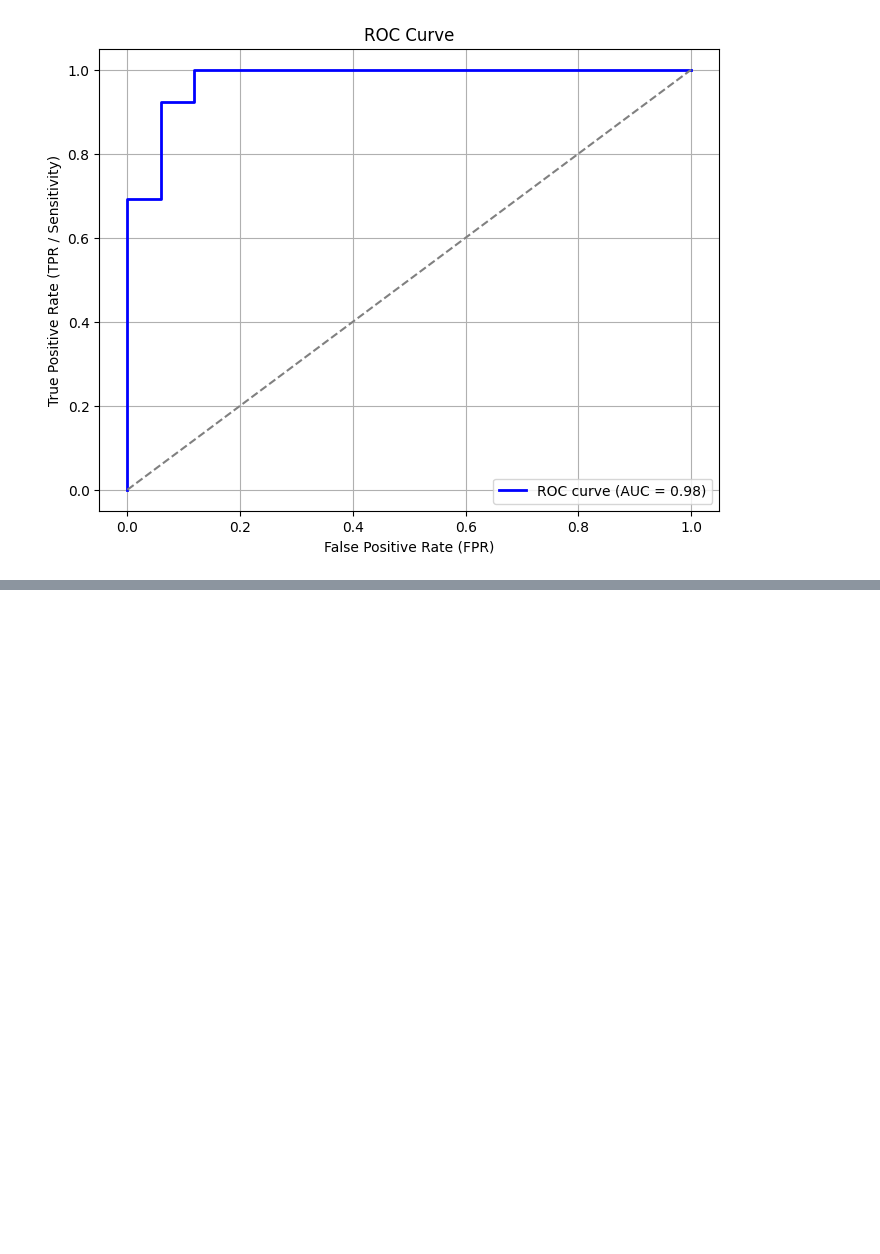
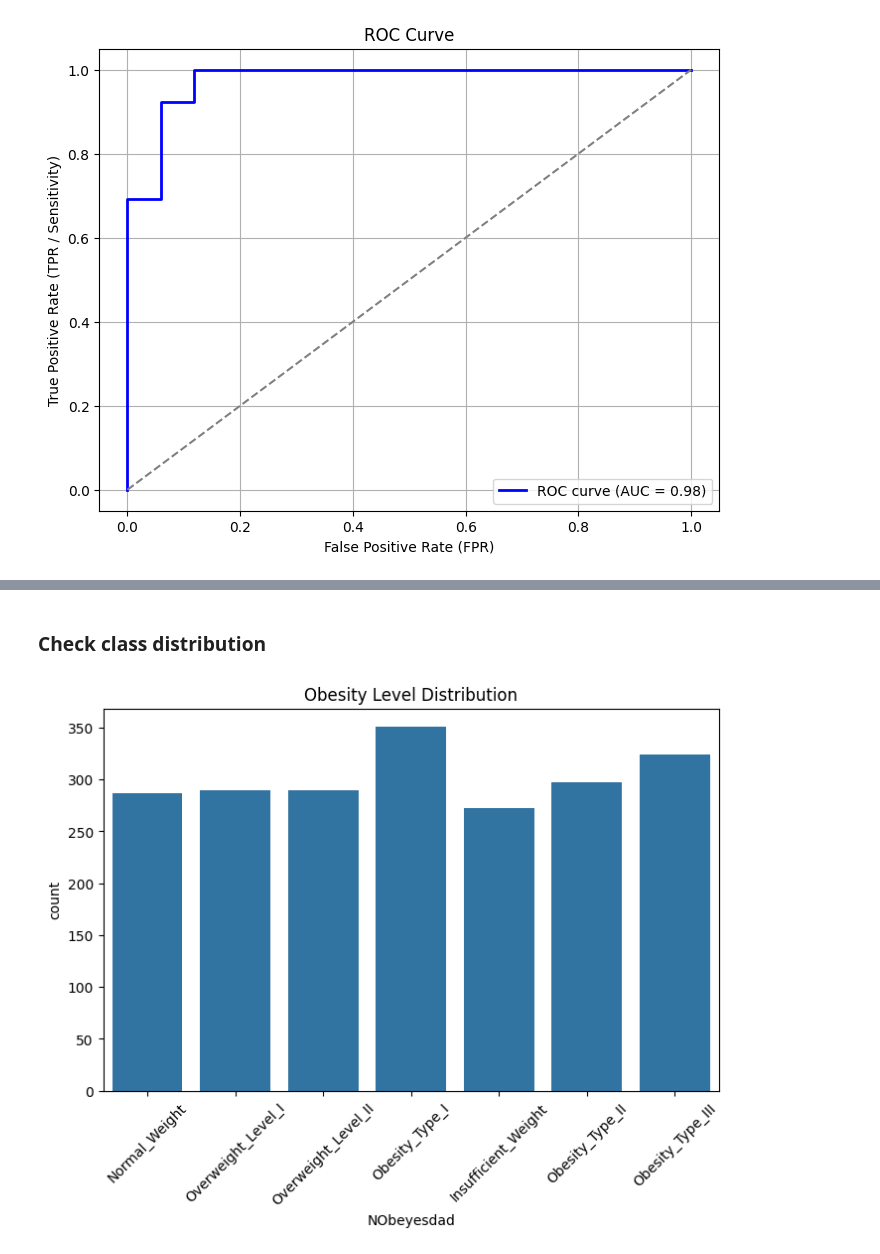
Before and after one commit to MusabAdwan/Machine-Leaning-Data-Mining-Basics-Course, a Jupyter notebook: Second Session/Lab3 - ML Models (Classification) & Evaluation.ipynb, the cells around one changed output, grey strips where cells are left out. Saved outputs shown, nothing was run; the diff lists cells and outputs as text; code cells hidden in the pictures; blank space fills up the shorter version.

```diff
--- a/Second Session/Lab3 - ML Models (Classification) & Evaluation.ipynb
+++ b/Second Session/Lab3 - ML Models (Classification) & Evaluation.ipynb
@@ -1306,0 +1036,5 @@ df_model
+# %%
+df = pd.read_csv("ObesityDataSet_raw_and_data_sinthetic.csv")
+
+print(df.shape)
+df.head()
@@ -1306,0 +1086,10 @@ df_model
+# %% [markdown]
+### Check class distribution
+# %%
+plt.figure(figsize=(8,5))
+sns.countplot(x='NObeyesdad', data=df)
+plt.xticks(rotation=45)
+plt.title("Obesity Level Distribution")
+plt.show()
+# %% [output]
+[figure, added]
```
Also changed, not shown: parts of 47 cells of this notebook, 1 other file.
